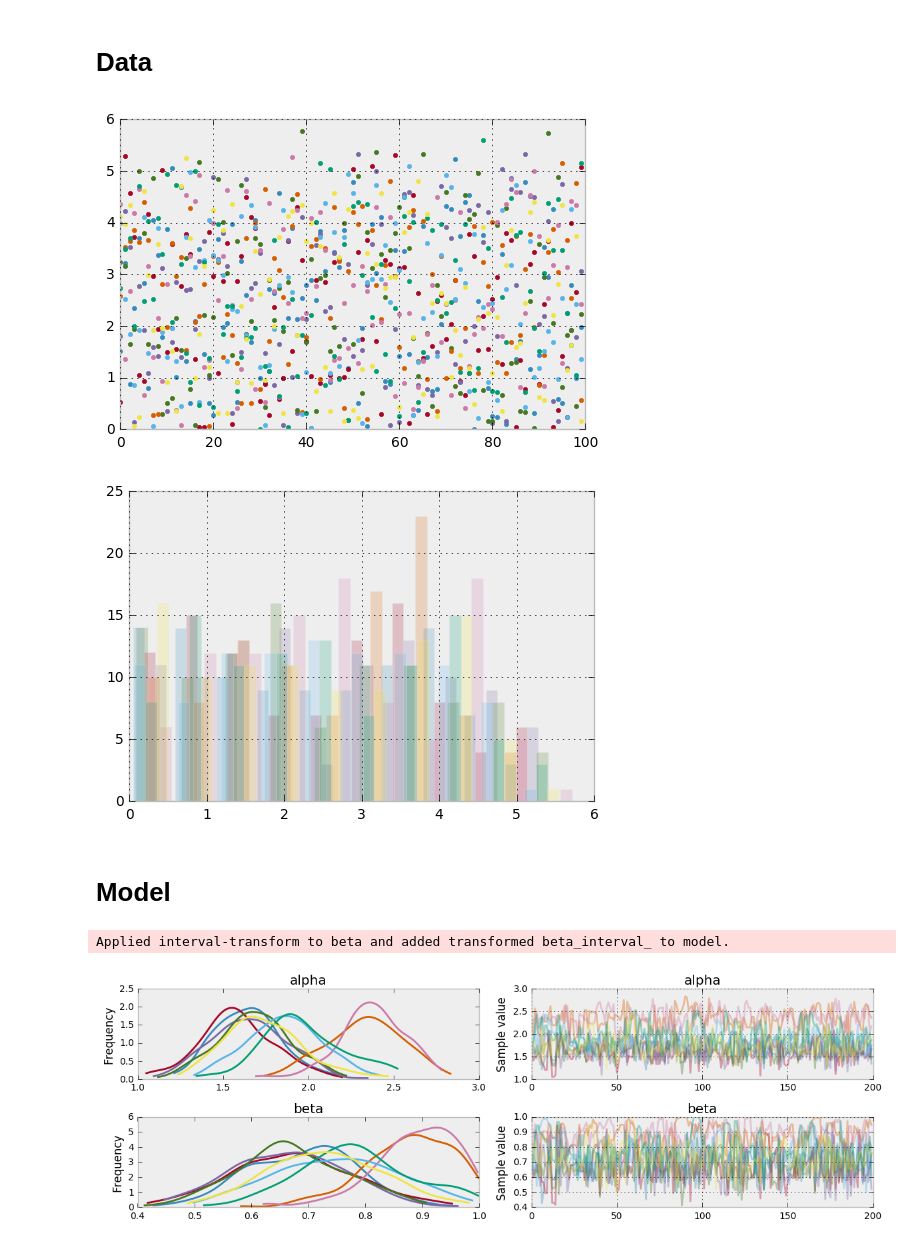
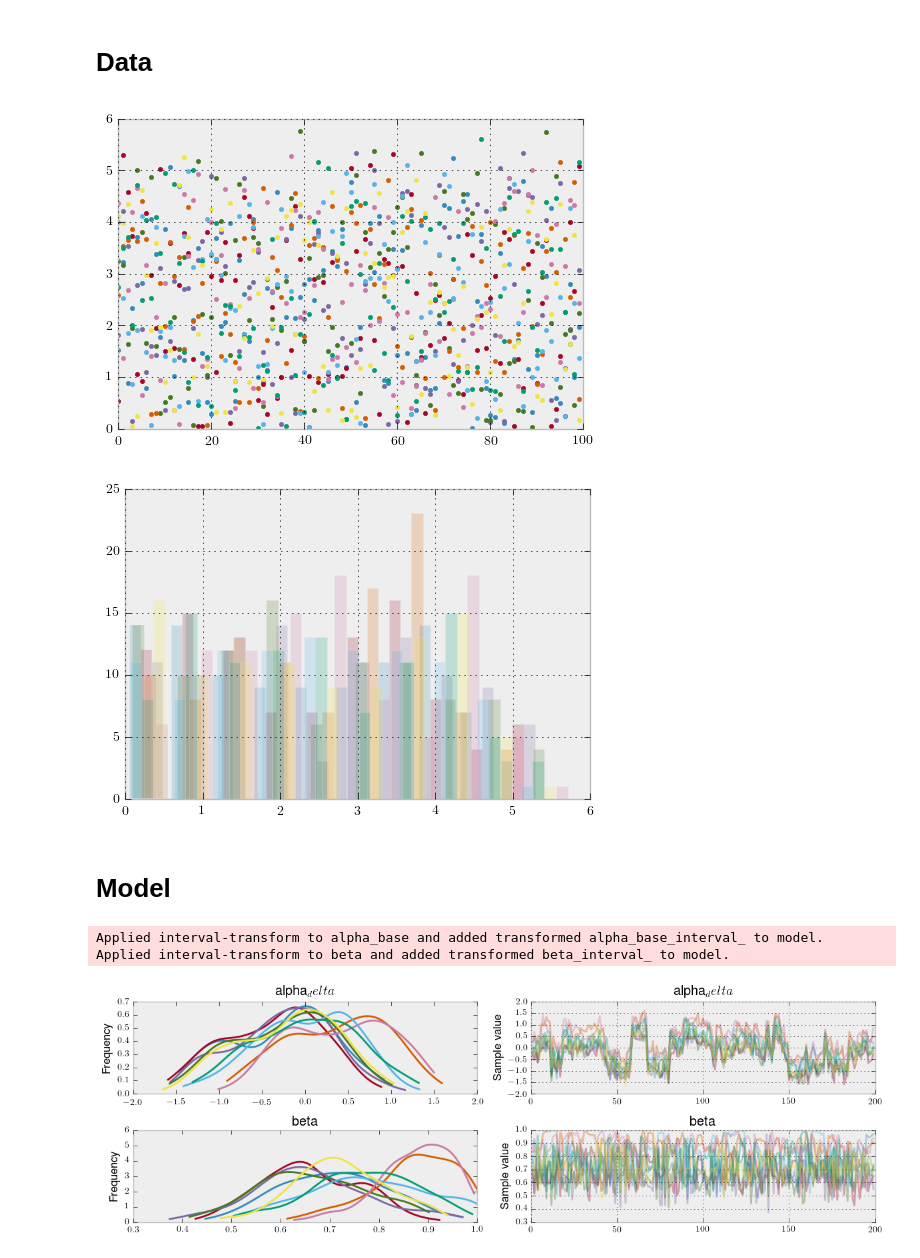
Before and after one commit to ct2034/miriam, a Jupyter notebook: learn/pyMC3/my_demo_gamma.ipynb, the cells around one changed output. Drawn from its saved outputs; the diff is of its cells as text; code cells hidden in the pictures.

Commit message:
base an extended alpha param

```diff
--- a/learn/pyMC3/my_demo_gamma.ipynb
+++ b/learn/pyMC3/my_demo_gamma.ipynb
@@ -13,7 +13,7 @@ import statsmodels.api as sm
 
 %matplotlib inline
 plt.style.use('bmh')
-#plt.rc('text', usetex=True)
+plt.rc('text', usetex=True)
 # %% [markdown]
 # Data
 # %%
@@ -33,32 +33,42 @@ bins = 10
 for i in range(n):
     _ = plt.hist(y[:,:,i], bins=bins, alpha=.2)
 # %% [output]
-[figure, old version]
+[figure, new version]
-[figure, old version]
+[figure, new version]
 # %% [markdown]
 # Model
 # %%
 # a pyMC3 model ..
 with pm.Model() as model:
     # starting with uniform distribution
-    alpha = pm.Normal('alpha', mu=8, sd=5, shape=(n,n))
+    alpha_base = pm.Uniform('alpha_base', lower=1, upper=3, shape=(1))
+    alpha_delta = pm.Normal('alpha_delta', mu=0, sd=5, shape=(n,n))
+    alpha = alpha_base + alpha_delta
+    print(1)
+
     beta = pm.Uniform('beta', lower=0, upper=1, shape=(n,n))
+    print(2)
 
     Y = pm.Gamma('Y', alpha=alpha, beta=beta, observed=y)
+    print(3)
 
     start = pm.find_MAP()
+    print(4)
+
     step = pm.NUTS()
+    print(5)
 
     trace = pm.sample(200, step, start=start, progressbar=True)
 # %% [output]
+Applied interval-transform to alpha_base and added transformed alpha_base_interval_ to model.
 Applied interval-transform to beta and added transformed beta_interval_ to model.
 # %%
 _ = pm.traceplot(trace,
-                 varnames=['alpha', 'beta'])
+                 varnames=['alpha_delta', 'beta'])
 #_ = pm.autocorrplot(trace,
 #                   varnames=['alpha', 'beta'])
 # %% [output]
-[figure, old version]
+[figure, new version]
 # %%
 import matplotlib.mlab as mlab
 import itertools
```
Also changed, not shown: parts of 1 cell of this notebook.
